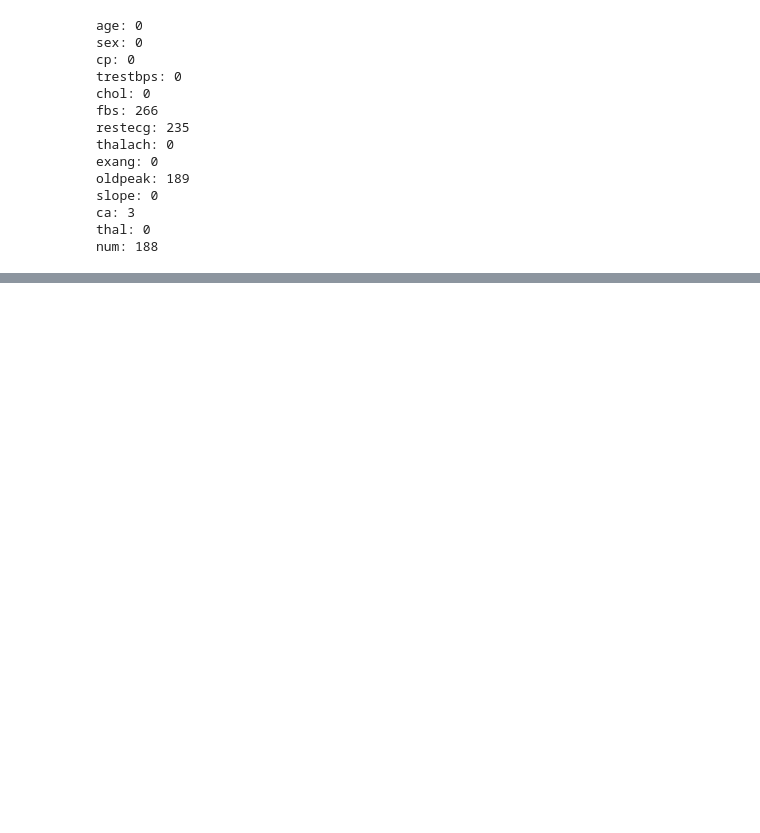
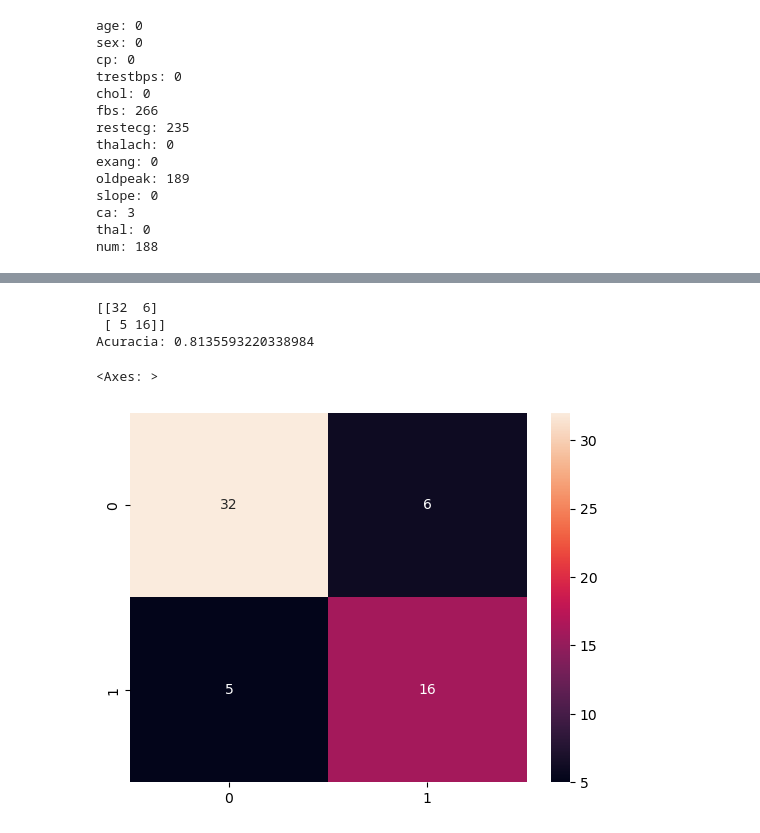
Before and after one commit to Mcaldas11/IA-class, a Jupyter notebook: notebook/heartAtack_randomForest.ipynb, the cells around one changed output, grey strips where cells are left out. Saved outputs shown, nothing was run; the diff lists cells and outputs as text; code cells hidden in the pictures; blank space fills up the shorter version.

```diff
--- a/notebook/heartAtack_randomForest.ipynb
+++ b/notebook/heartAtack_randomForest.ipynb
@@ -125,0 +217,33 @@ df.head(10)
+# %%
+# Treino do modelo Random Forest com pesquisa de hiperparâmetros (GridSearch)
+# Importa o classificador e ferramentas de validação/avaliação
+from sklearn.ensemble import RandomForestClassifier
+from sklearn.model_selection import GridSearchCV
+from sklearn.metrics import classification_report, confusion_matrix
+
+# Separa features (X) e label alvo (y)
+X = df.drop(columns=['num'])
+y = df['num']
+# Divide o dataset em treino e teste: 80% treino, 20% teste
+from sklearn.model_selection import train_test_split
+X_train, X_test, Y_train, Y_test = train_test_split(X, y, test_size=0.2, random_state=42, stratify=y)
+
+# Define os hiperparâmetros a testar no GridSearch
+grid_params = {
+    'n_estimators': [100, 200, 300],  # número de árvores
+    'max_depth': [None, 10, 20],      # profundidade máxima das árvores
+    'min_samples_split': [2, 5, 10],  # mínimo de amostras para dividir um nó
+    'criterion': ['gini', 'entropy', 'log_loss']  # função de divisão
+}
+
+# GridSearchCV testa combinações de parâmetros com validação cruzada (cv=5)
+grid = GridSearchCV(estimator=RandomForestClassifier(random_state=42), param_grid=grid_params, cv=5)
+# Ajusta o grid ao conjunto de treino — procura a melhor combinação
+grid.fit(X_train, Y_train)
+# Recupera o melhor estimador encontrado
+model = grid.best_estimator_
+# Faz predições no conjunto de teste
+y_pred = model.predict(X_test)
+
+# Mostra relatório com métricas (precision, recall, f1-score) por classe
+print(classification_report(Y_test, y_pred))
@@ -125,0 +259,14 @@ df.head(10)
+# %%
+# Avaliação: matriz de confusão e acurácia
+# A matriz mostra TP/FP/FN/TN por classe — útil para entender erros do modelo
+print(confusion_matrix(Y_test, y_pred))
+# Acurácia global do modelo no conjunto de teste
+print("Acuracia:", model.score(X_test, Y_test))
+# Visualiza a matriz de confusão com heatmap
+sns.heatmap(confusion_matrix(Y_test, y_pred), annot=True, fmt='d')
+# %% [output]
+[[32  6]
+ [ 5 16]]
+Acuracia: 0.8135593220338984
+<Axes: >
+[figure, added]
```
Also changed, not shown: parts of 12 cells of this notebook, 4 other files.
